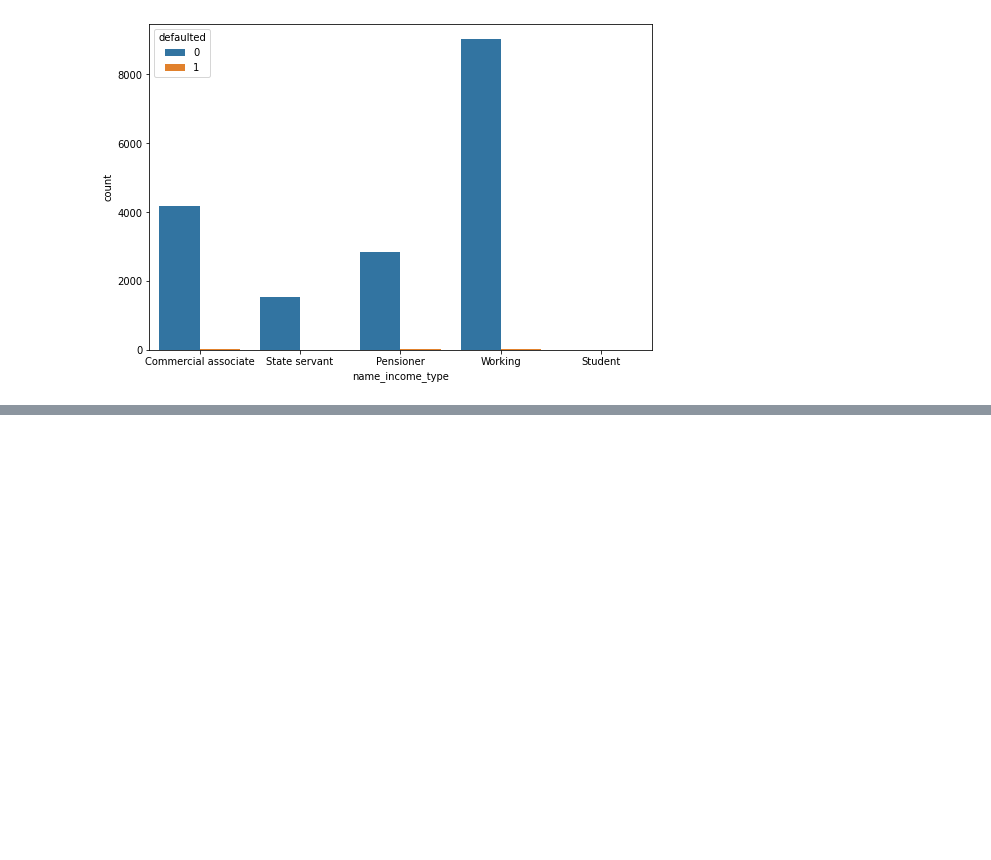
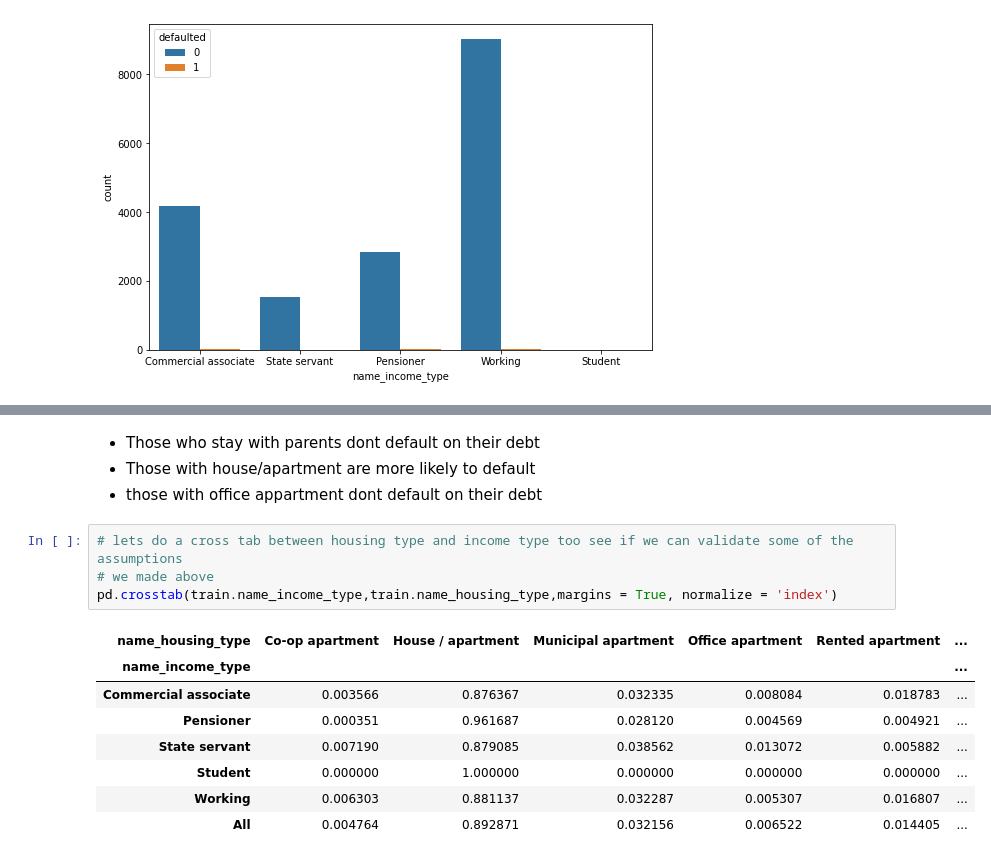
Before and after one commit to credit-risk-management-predictor/credit-risk-management-predictor, a Jupyter notebook: Bibek-explore-v2.ipynb, the cells around one changed output, grey strips where cells are left out. Saved outputs shown, nothing was run; the diff lists cells and outputs as text; blank space fills up the shorter version.

```diff
--- a/Bibek-explore-v2.ipynb
+++ b/Bibek-explore-v2.ipynb
@@ -250,0 +325,17 @@ sns.countplot(train.name_income_type, hue = train.defaulted)
+# %% [markdown]
+- Those who stay with parents dont default on their debt
+- Those with house/apartment are more likely to default
+- those with office appartment dont default on their debt
+# %%
+# lets do a cross tab between housing type and income type too see if we can validate some of the assumptions
+# we made above
+pd.crosstab(train.name_income_type,train.name_housing_type,margins = True, normalize = 'index')
+# %% [output]
+| name_housing_type | Co-op apartment | House / apartment | Municipal apartment | Office apartment | Rented apartment | ... |
+| name_income_type |  |  |  |  |  | ... |
+| Commercial associate | 0.003566 | 0.876367 | 0.032335 | 0.008084 | 0.018783 | ... |
+| Pensioner | 0.000351 | 0.961687 | 0.028120 | 0.004569 | 0.004921 | ... |
+| State servant | 0.007190 | 0.879085 | 0.038562 | 0.013072 | 0.005882 | ... |
+| Student | 0.000000 | 1.000000 | 0.000000 | 0.000000 | 0.000000 | ... |
+| Working | 0.006303 | 0.881137 | 0.032287 | 0.005307 | 0.016807 | ... |
+| All | 0.004764 | 0.892871 | 0.032156 | 0.006522 | 0.014405 | ... |
```
Also changed, not shown: parts of 13 cells of this notebook.
